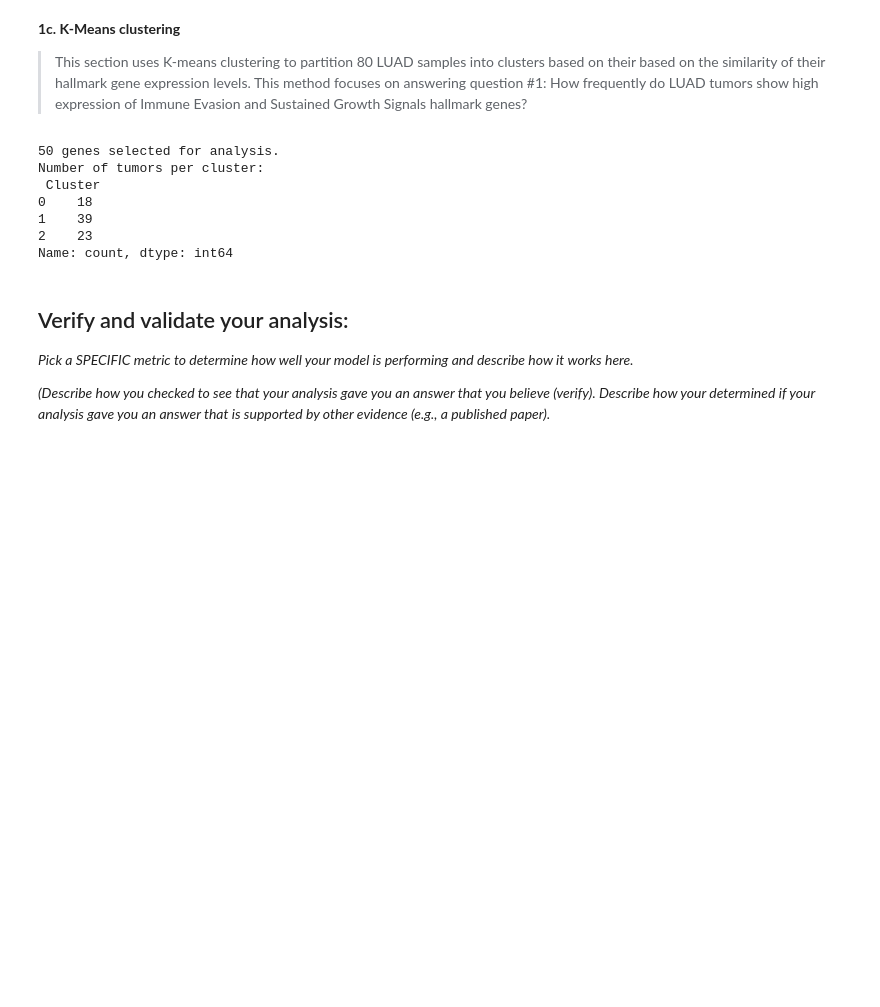
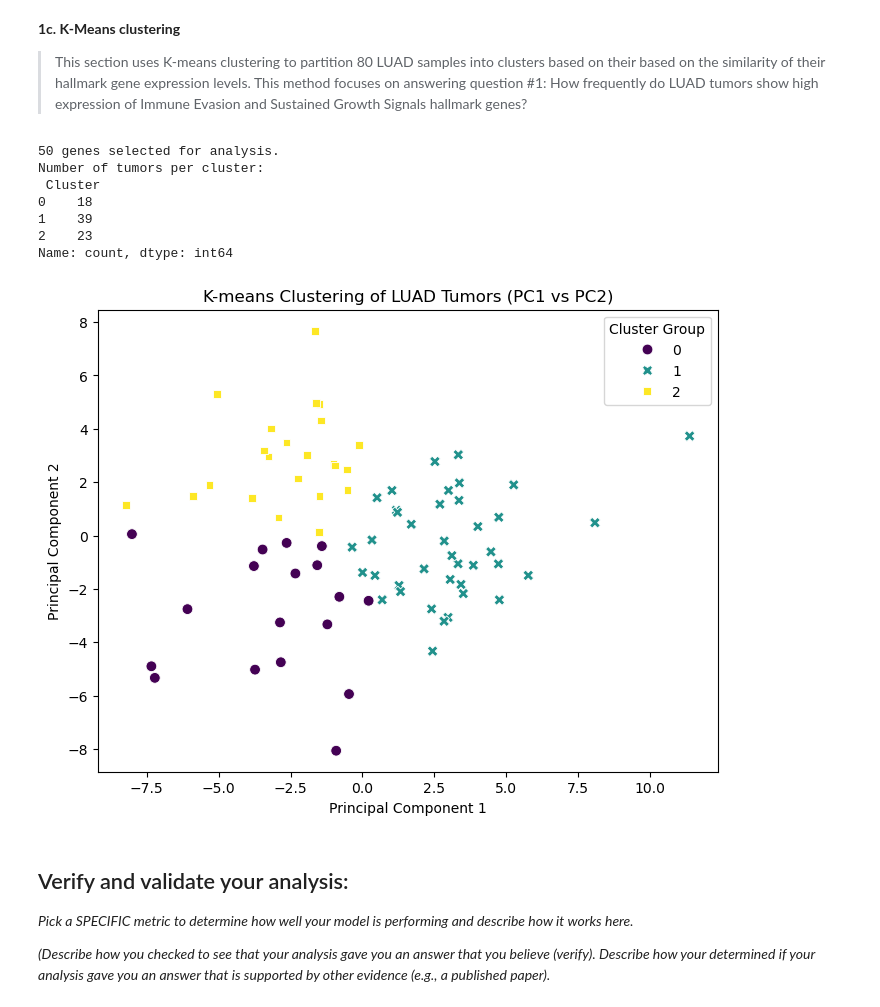
Before and after one commit to xxy8nq/Module-4-Cancer, a Jupyter notebook: code/Module 4-Sullivan-Janousek.ipynb, the cells around one changed output. Saved outputs shown, nothing was run; the diff lists cells and outputs as text; code cells hidden in the pictures; blank space fills up the shorter version.

Commit message:
k means code

```diff
--- a/code/Module 4-Sullivan-Janousek.ipynb
+++ b/code/Module 4-Sullivan-Janousek.ipynb
@@ -391,36 +391,64 @@ import pandas as pd
 import matplotlib.pyplot as plt
 from sklearn.cluster import KMeans
 from sklearn.preprocessing import StandardScaler
+import seaborn as sns
 
 repo_root = Path.cwd() if (Path.cwd() / "data").exists() else Path.cwd().parent
 data_dir = repo_root / "data"
 
+# Fix Line 11: Remove the absolute path and leading slash
 expression_df = pd.read_csv(data_dir / "TRAINING_SET_GSE62944_subsample_log2TPM.csv", index_col=0)
+
+# Fix Line 12: Remove the redundant directory names
 metadata_df = pd.read_csv(data_dir / "TRAINING_SET_GSE62944_metadata.csv", index_col=0)
+
+# Line 13 is likely correct if genes.csv is in the data folder
 gene_namespace = runpy.run_path(str(data_dir / "genes.csv"))
 project_genes = [gene for gene in gene_namespace["project_gene_list"] if gene in expression_df.index]
 
 luad_samples = metadata_df[metadata_df["cancer_type"] == "LUAD"].index
 X = expression_df.loc[project_genes, luad_samples].T
 X_scaled = StandardScaler().fit_transform(X)
 
 # We cluster the LUAD samples using the same hallmark expression space used in the other analyses.
 kmeans = KMeans(n_clusters=3, random_state=42, n_init=10)
 cluster_labels = kmeans.fit_predict(X_scaled)
 
 subset_metadata = metadata_df.loc[luad_samples].copy()
 subset_metadata["Cluster"] = cluster_labels
 
 cluster_counts = subset_metadata["Cluster"].value_counts().sort_index()
 print("Number of tumors per cluster:\n", cluster_counts)
+# 1. Attach your cluster labels to your PCA results
+# Assuming 'pca_df' is the DataFrame from your earlier PCA step
+pca_df["Cluster"] = subset_metadata["Cluster"].values
+
+# 2. Create the scatter plot
+plt.figure(figsize=(8, 6))
+sns.scatterplot(
+    data=pca_df,
+    x="PC1",
+    y="PC2",
+    hue="Cluster",
+    palette="viridis",
+    style="Cluster",
+    s=60
+)
+
+plt.title("K-means Clustering of LUAD Tumors (PC1 vs PC2)")
+plt.xlabel("Principal Component 1")
+plt.ylabel("Principal Component 2")
+plt.legend(title="Cluster Group")
+plt.show()
 # %% [output]
 50 genes selected for analysis.
 Number of tumors per cluster:
  Cluster
 0    18
 1    39
 2    23
 Name: count, dtype: int64
+[figure, added]
 # %% [markdown]
 ## Verify and validate your analysis:
 *Pick a SPECIFIC metric to determine how well your model is performing and describe how it works here.*
```
Also changed, not shown: 3 other files.
